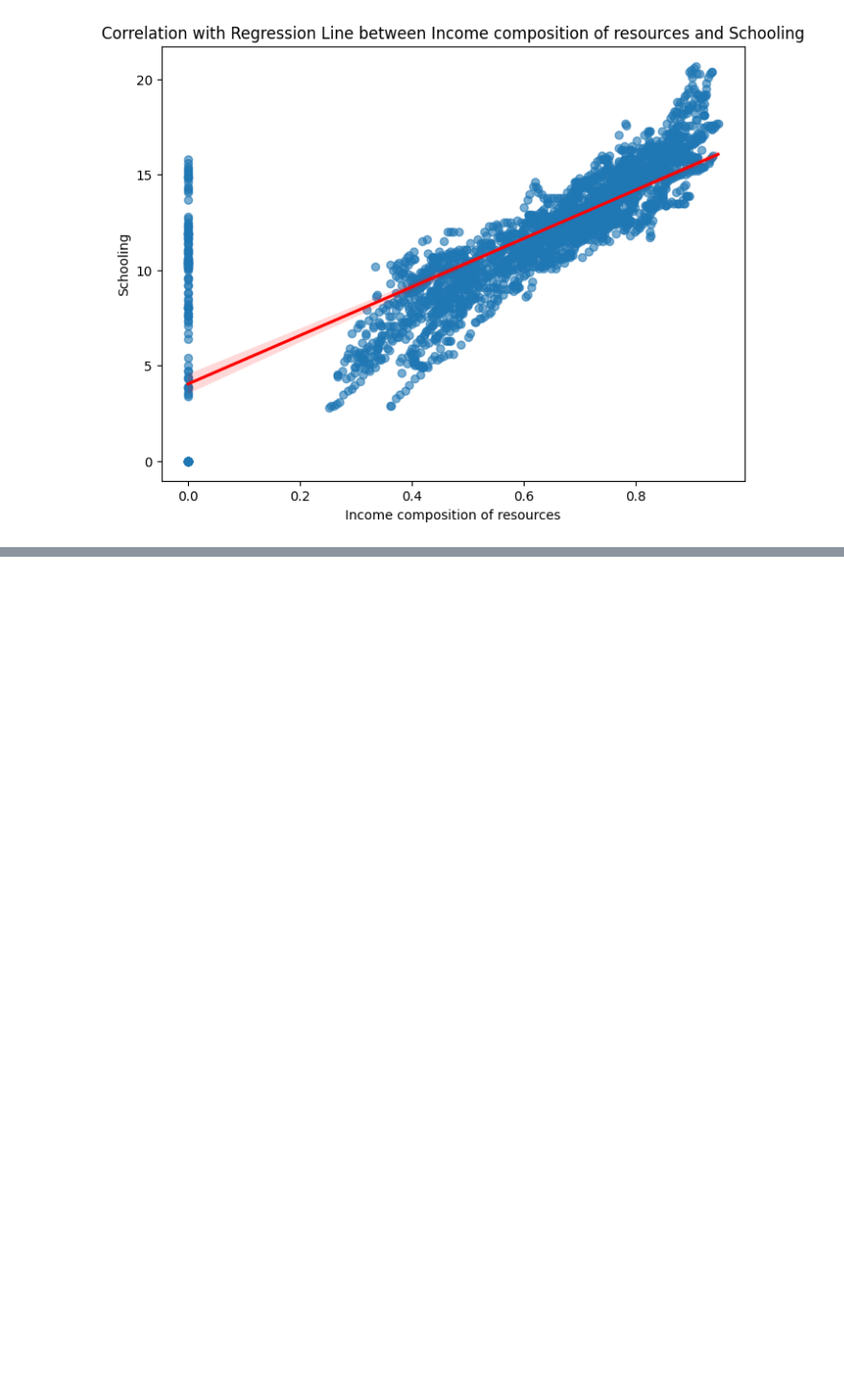
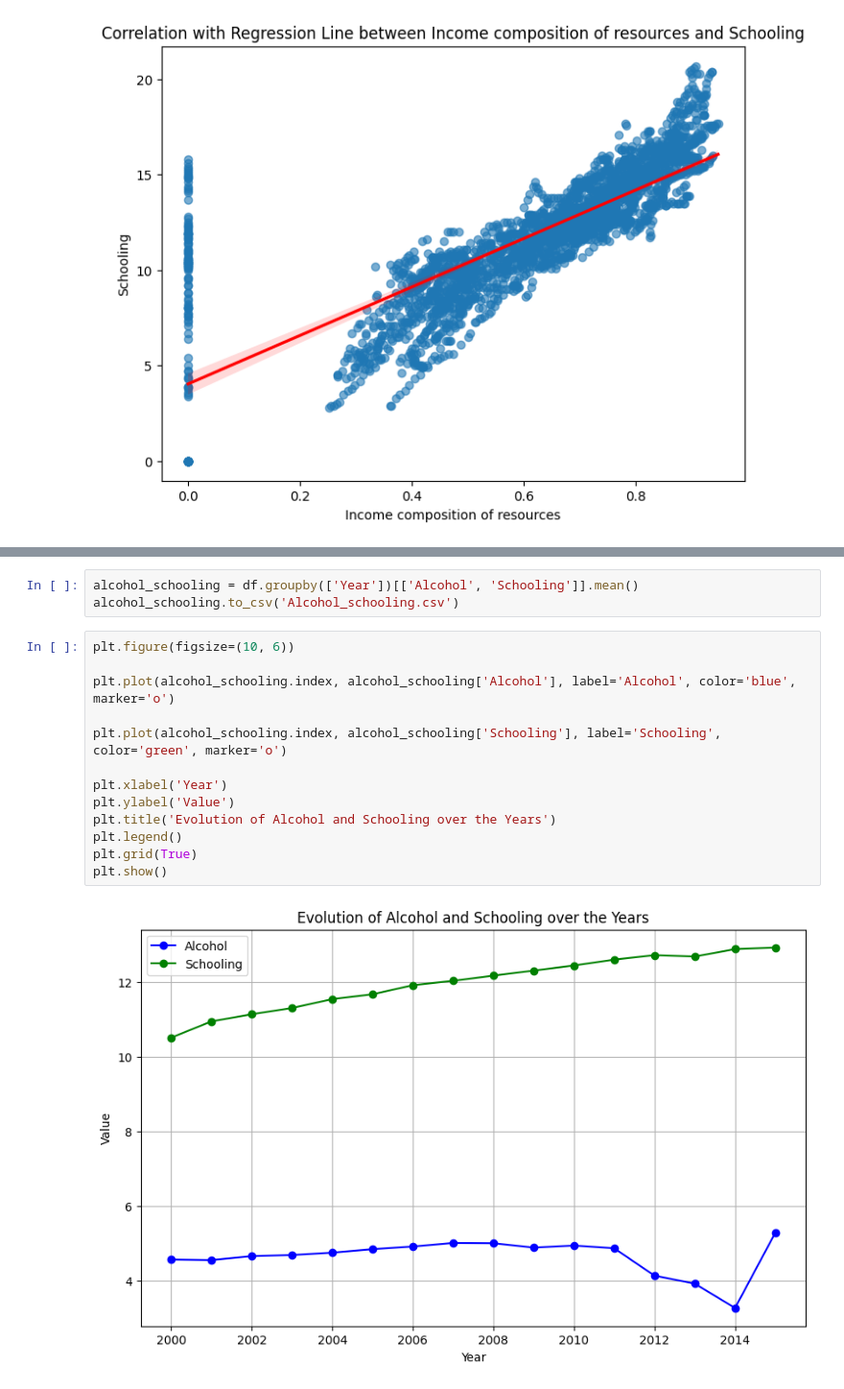
Before and after one commit to victor-duwat/Dazzle-Dash, a Jupyter notebook: notebook.ipynb, the cells around one changed output, grey strips where cells are left out. Shown at 96% size. Saved outputs shown, nothing was run; the diff lists cells and outputs as text; blank space fills up the shorter version.

```diff
--- a/notebook.ipynb
+++ b/notebook.ipynb
@@ -474,0 +514,18 @@ plt.show()
+# %%
+alcohol_schooling = df.groupby(['Year'])[['Alcohol', 'Schooling']].mean()
+alcohol_schooling.to_csv('Alcohol_schooling.csv')
+# %%
+plt.figure(figsize=(10, 6))
+
+plt.plot(alcohol_schooling.index, alcohol_schooling['Alcohol'], label='Alcohol', color='blue', marker='o')
+
+plt.plot(alcohol_schooling.index, alcohol_schooling['Schooling'], label='Schooling', color='green', marker='o')
+
+plt.xlabel('Year')
+plt.ylabel('Value')
+plt.title('Evolution of Alcohol and Schooling over the Years')
+plt.legend()
+plt.grid(True)
+plt.show()
+# %% [output]
+[figure, added]
```
Also changed, not shown: parts of 10 cells of this notebook, 4 other files.
